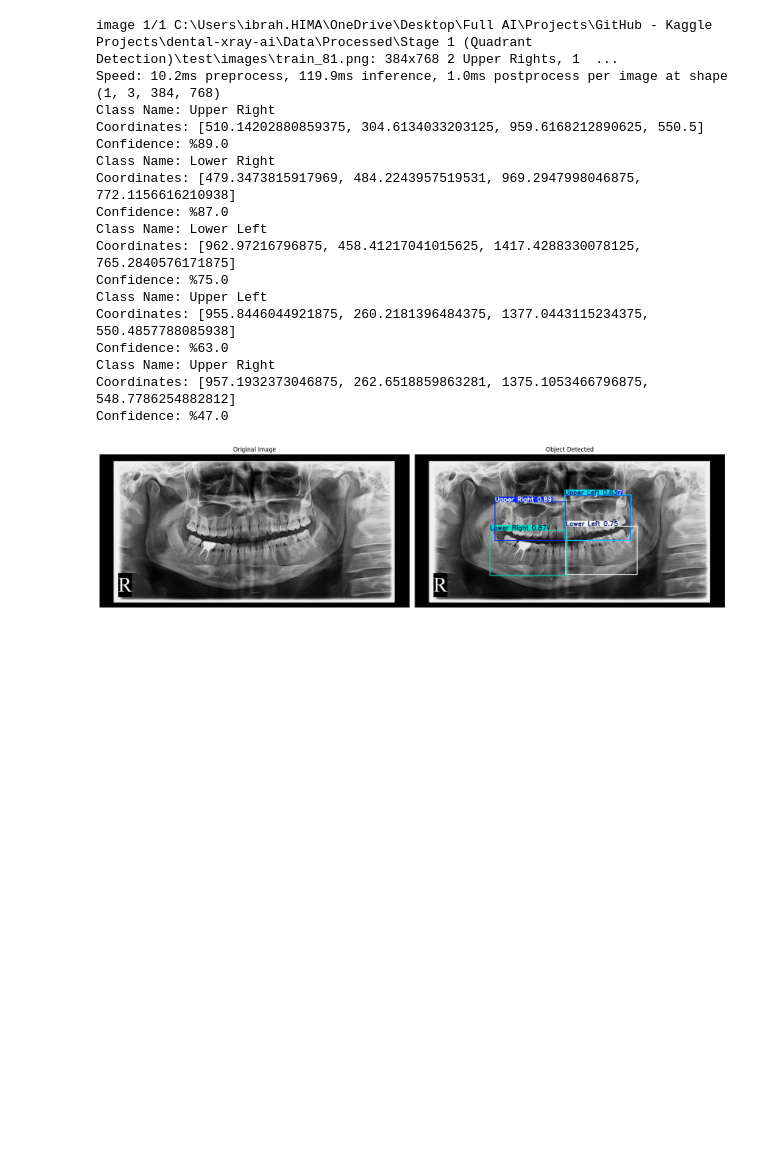
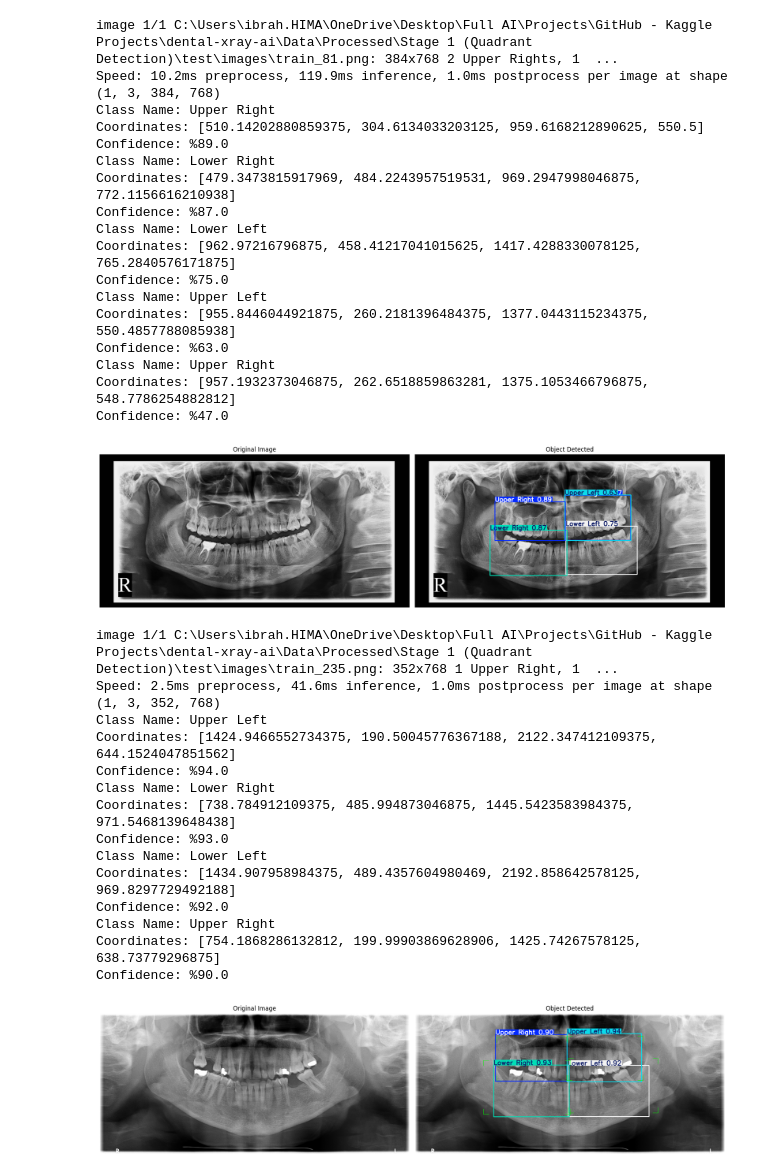
Before and after one commit to abdubakr77/dental-xray-ai, a Jupyter notebook: Notebooks/03_stage1_quadrant_detection.ipynb, the cells around one changed output. Cells and saved outputs as stored; diff of their text form; code cells hidden in the pictures; blank space fills up the shorter version.

Commit message:
feat: add ground truth box visualization during inference

```diff
--- a/Notebooks/03_stage1_quadrant_detection.ipynb
+++ b/Notebooks/03_stage1_quadrant_detection.ipynb
@@ -145,3 +145,21 @@ Class Name: Upper Right
 Coordinates: [957.1932373046875, 262.6518859863281, 1375.1053466796875, 548.7786254882812]
 Confidence: %47.0
 [figure]
+# %%
+smart_predict(quadrant_model_detection,data_yaml['test'],show_true_boxes=True)
+# %% [output]
+image 1/1 C:\Users\ibrah.HIMA\OneDrive\Desktop\Full AI\Projects\GitHub - Kaggle Projects\dental-xray-ai\Data\Processed\Stage 1 (Quadrant Detection)\test\images\train_235.png: 352x768 1 Upper Right, 1  ...
+Speed: 2.5ms preprocess, 41.6ms inference, 1.0ms postprocess per image at shape (1, 3, 352, 768)
+Class Name: Upper Left
+Coordinates: [1424.9466552734375, 190.50045776367188, 2122.347412109375, 644.1524047851562]
+Confidence: %94.0
+Class Name: Lower Right
+Coordinates: [738.784912109375, 485.994873046875, 1445.5423583984375, 971.5468139648438]
+Confidence: %93.0
+Class Name: Lower Left
+Coordinates: [1434.907958984375, 489.4357604980469, 2192.858642578125, 969.8297729492188]
+Confidence: %92.0
+Class Name: Upper Right
+Coordinates: [754.1868286132812, 199.99903869628906, 1425.74267578125, 638.73779296875]
+Confidence: %90.0
+[figure, added]
```
Also changed, not shown: parts of 1 cell of this notebook.
